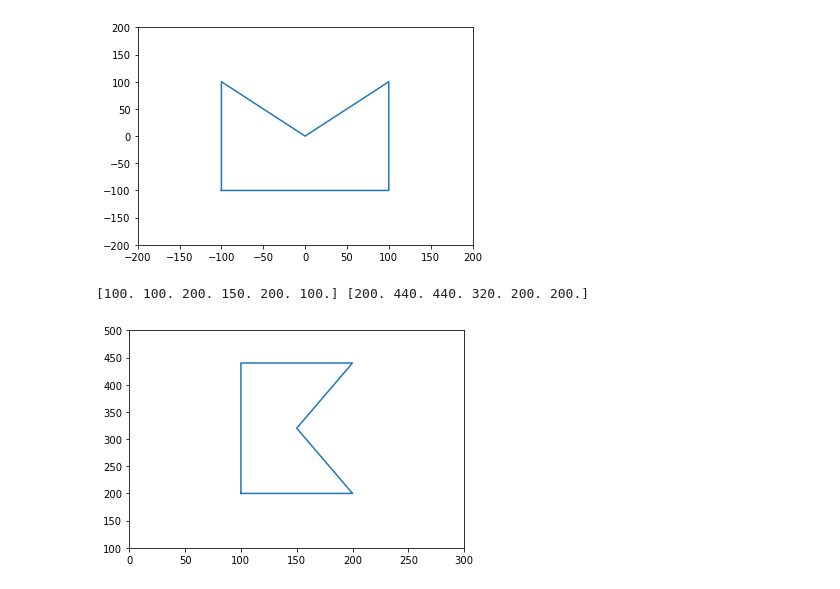
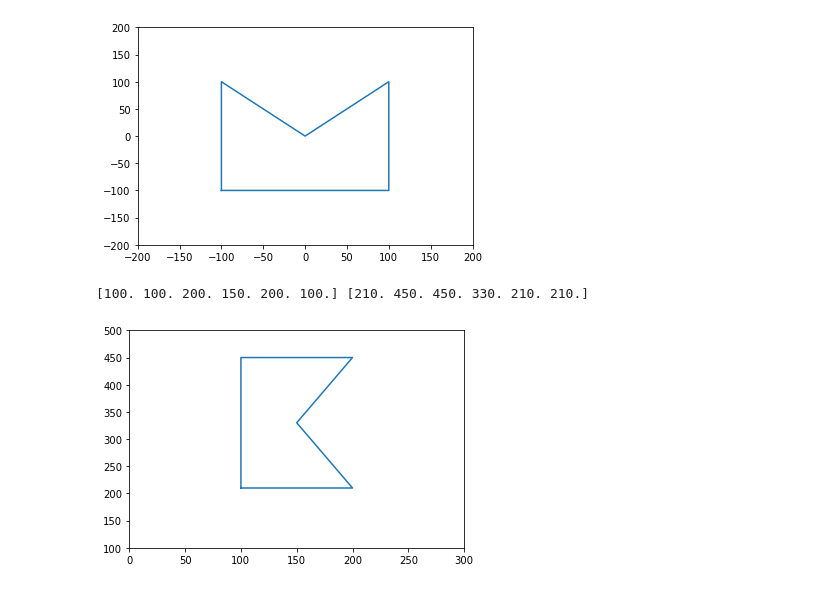
Before and after one commit to AlanForEducation/MDS-DZ, a Jupyter notebook: DZ-2-matrix/DZ-2-matrix.ipynb, the cells around one changed output. Saved outputs shown, nothing was run; the diff lists cells and outputs as text; code cells hidden in the pictures.

```diff
--- a/DZ-2-matrix/DZ-2-matrix.ipynb
+++ b/DZ-2-matrix/DZ-2-matrix.ipynb
@@ -141,26 +141,31 @@ plt.xlim([-200, 200])
 # %%
 # Смещение на (200, 300) и масштабирование на (0.5, 1.2)
 A = np.array(A)
 
-B = np.array([[0.5,0,0],[0,1.2,0],[1,1,1]])
-D = np.array([[1,0,0],[0,1,0],[149,319,0]])
+B = np.array([[0.5,0,0],
+              [0,1.2,0],
+              [0,0,1]])
+
+D = np.array([[1,0,0],
+              [0,1,0],
+              [150,330,1]])
 
 
 # Сначала применим матрицу масштабирования
 C = np.dot(A,B)
 # Потом применяем матрицу смещения (координаты смещения в матрице указаны c учетом 3го столбца матрицы, где все 1, из-за этого
 # при первом перемножении получаются координаты смещенные на 1)
 C = np.dot(C,D)
 
 x = C[:,0]
 y = C[:,1]
 
 
 plt.plot(x, y)
 plt.ylim([100, 500])
 plt.xlim([0, 300])
 
 print(x,y)
 # %% [output]
-[100. 100. 200. 150. 200. 100.] [200. 440. 440. 320. 200. 200.]
+[100. 100. 200. 150. 200. 100.] [210. 450. 450. 330. 210. 210.]
-[figure, old version]
+[figure, new version]
```
Also changed, not shown: 3 other files.
